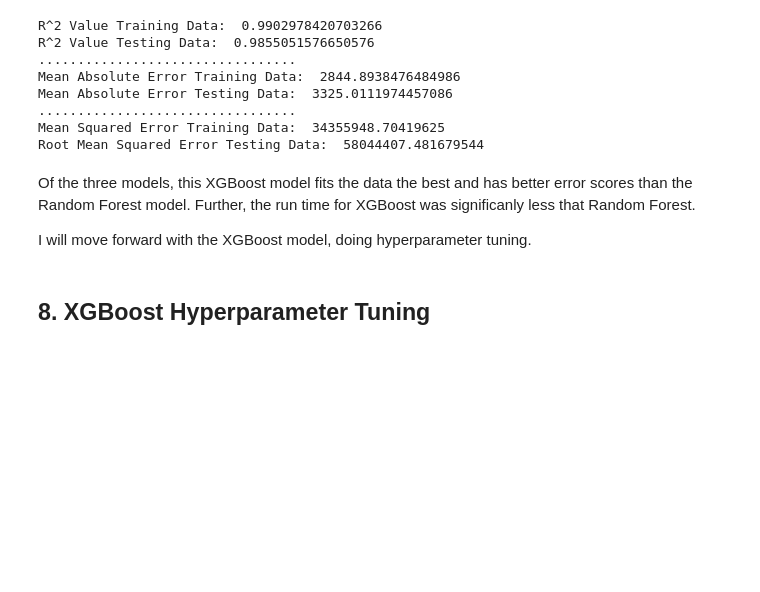
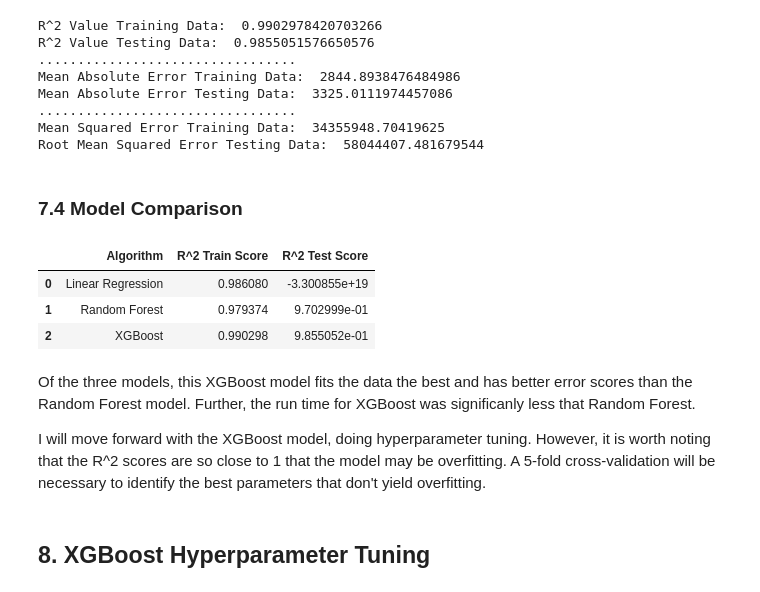
Before and after one commit to JaredBarnes6/car_price_determination_capstone, a Jupyter notebook: car_price_determination_capstone.ipynb, the cells around one changed output. Drawn from its saved outputs; the diff is of its cells as text; code cells hidden in the pictures; blank space fills up the shorter version.

```diff
--- a/car_price_determination_capstone.ipynb
+++ b/car_price_determination_capstone.ipynb
@@ -471,18 +471,18 @@ By looking at the r^2 value and the error calculations, it is clear that this li
 RF =  RandomForestRegressor(random_state=47).fit(Xtrain_scal,ytrain)
 
 # Predictions.
-ytrain_pred = RF.predict(Xtrain_scal)
-ytest_pred = RF.predict(Xtest_scal)
+RF_ytrain_pred = RF.predict(Xtrain_scal)
+RF_ytest_pred = RF.predict(Xtest_scal)
 
 # Assess model performance with r^2 value, mean absolute error, and mean squared error.
-print('R^2 Value Training Data: ', r2_score(ytrain, ytrain_pred))
-print('R^2 Value Testing Data: ', r2_score(ytest, ytest_pred))
+print('R^2 Value Training Data: ', r2_score(ytrain, RF_ytrain_pred))
+print('R^2 Value Testing Data: ', r2_score(ytest, RF_ytest_pred))
 print('.................................')
-print('Mean Absolute Error Training Data: ', mean_absolute_error(ytrain, ytrain_pred))
-print('Mean Absolute Error Testing Data: ', mean_absolute_error(ytest, ytest_pred))
+print('Mean Absolute Error Training Data: ', mean_absolute_error(ytrain, RF_ytrain_pred))
+print('Mean Absolute Error Testing Data: ', mean_absolute_error(ytest, RF_ytest_pred))
 print('.................................')
-print('Mean Squared Error Training Data: ', mean_squared_error(ytrain, ytrain_pred))
-print('Root Mean Squared Error Testing Data: ', mean_squared_error(ytest, ytest_pred))
+print('Mean Squared Error Training Data: ', mean_squared_error(ytrain, RF_ytrain_pred))
+print('Root Mean Squared Error Testing Data: ', mean_squared_error(ytest, RF_ytest_pred))
 # %% [output]
 R^2 Value Training Data:  0.9793735175206986
 R^2 Value Testing Data:  0.9702999489006257
@@ -501,18 +501,18 @@ With r^2 values of 0.98 and 0.97 for train and test data respectively, this mode
 XGB = xgb.XGBRegressor().fit(Xtrain_scal,ytrain)
 
 # Predictions.
-ytrain_pred = XGB.predict(Xtrain_scal)
-ytest_pred = XGB.predict(Xtest_scal)
+XGB_ytrain_pred = XGB.predict(Xtrain_scal)
+XGB_ytest_pred = XGB.predict(Xtest_scal)
 
 # Assess model performance with r^2 value, mean absolute error, and mean squared error.
-print('R^2 Value Training Data: ', r2_score(ytrain, ytrain_pred))
-print('R^2 Value Testing Data: ', r2_score(ytest, ytest_pred))
+print('R^2 Value Training Data: ', r2_score(ytrain, XGB_ytrain_pred))
+print('R^2 Value Testing Data: ', r2_score(ytest, XGB_ytest_pred))
 print('.................................')
-print('Mean Absolute Error Training Data: ', mean_absolute_error(ytrain, ytrain_pred))
-print('Mean Absolute Error Testing Data: ', mean_absolute_error(ytest, ytest_pred))
+print('Mean Absolute Error Training Data: ', mean_absolute_error(ytrain, XGB_ytrain_pred))
+print('Mean Absolute Error Testing Data: ', mean_absolute_error(ytest, XGB_ytest_pred))
 print('.................................')
-print('Mean Squared Error Training Data: ', mean_squared_error(ytrain, ytrain_pred))
-print('Root Mean Squared Error Testing Data: ', mean_squared_error(ytest, ytest_pred))
+print('Mean Squared Error Training Data: ', mean_squared_error(ytrain, XGB_ytrain_pred))
+print('Root Mean Squared Error Testing Data: ', mean_squared_error(ytest, XGB_ytest_pred))
 # %% [output]
 R^2 Value Training Data:  0.9902978420703266
 R^2 Value Testing Data:  0.9855051576650576
@@ -522,10 +522,27 @@ Mean Absolute Error Testing Data:  3325.0111974457086
 .................................
 Mean Squared Error Training Data:  34355948.70419625
 Root Mean Squared Error Testing Data:  58044407.481679544
+# %% [markdown]
+### 7.4 Model Comparison
+# %%
+# Creating a table of all algorithms and their respective model performances.
+labels = [ 'Linear Regression','Random Forest','XGBoost' ]
+r2_scores_test= [ r2_score(ytest, LR_ytest_pred), r2_score(ytest, RF_ytest_pred), r2_score(ytest, XGB_ytest_pred) ]
+r2_scores_train= [ r2_score(ytrain, LR_ytrain_pred), r2_score(ytrain, RF_ytrain_pred), r2_score(ytrain, XGB_ytrain_pred) ]
+
+score_table_acc = pd.DataFrame(list(zip(labels, r2_scores_train, r2_scores_test)),
+               columns =['Algorithm', ' R^2 Train Score', ' R^2 Test Score'])
+
+score_table_acc
+# %% [output]
+|  | Algorithm | R^2 Train Score | R^2 Test Score |
+| 0 | Linear Regression | 0.986080 | -3.300855e+19 |
+| 1 | Random Forest | 0.979374 | 9.702999e-01 |
+| 2 | XGBoost | 0.990298 | 9.855052e-01 |
 # %% [markdown]
 Of the three models, this XGBoost model fits the data the best and has better error scores than the Random Forest model. Further, the run time for XGBoost was significanly less that Random Forest.
 
-I will move forward with the XGBoost model, doing hyperparameter tuning.
+I will move forward with the XGBoost model, doing hyperparameter tuning. However, it is worth noting that the R^2 scores are so close to 1 that the model may be overfitting. A 5-fold cross-validation will be necessary to identify the best parameters that don't yield overfitting.
 # %% [markdown]
 ## 8. XGBoost Hyperparameter Tuning
 # %% [markdown]
```
Also changed, not shown: parts of 5 cells of this notebook.
